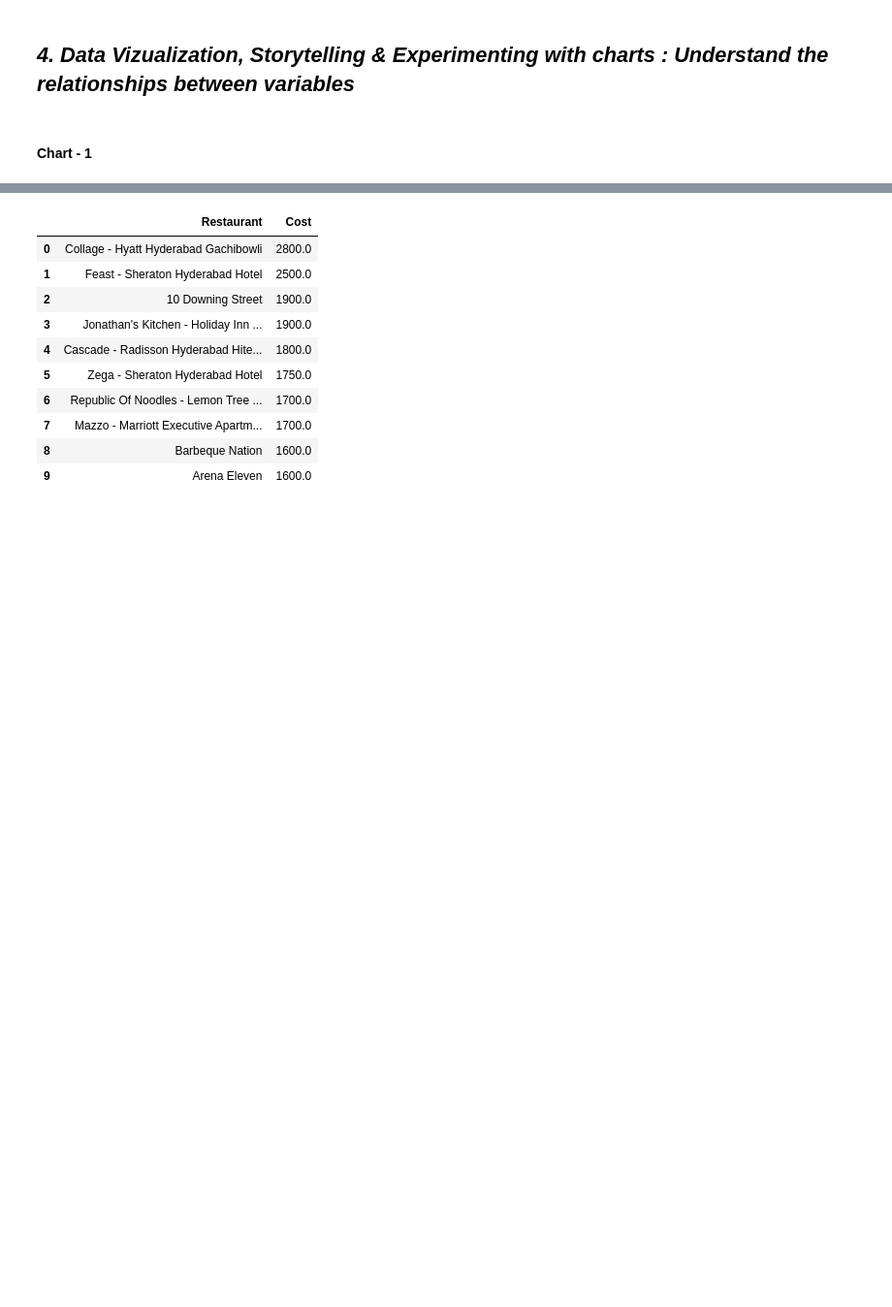
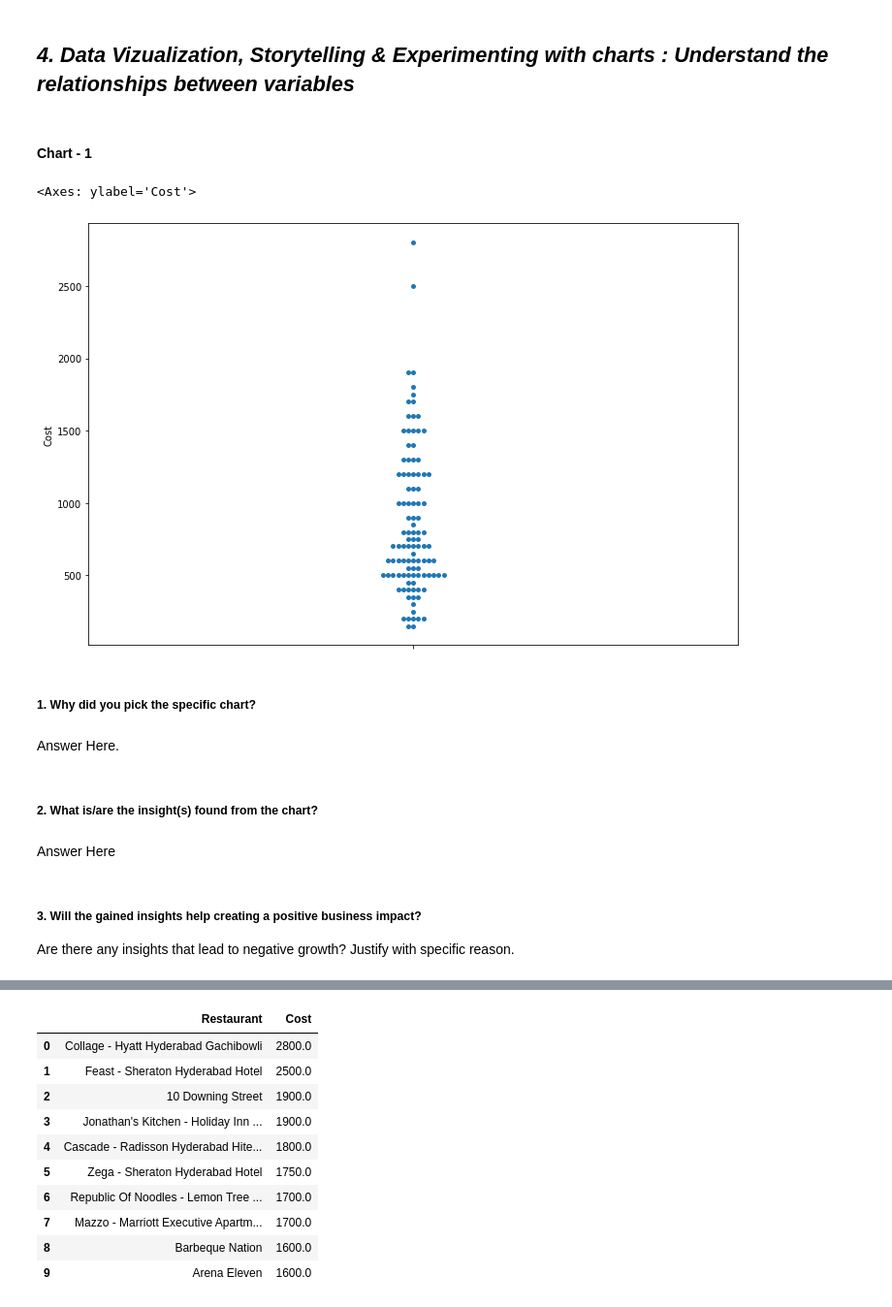
Before and after one commit to sonika-07/Zomato-Restaurant-Clustering-And-Sentiment-Analysis, a Jupyter notebook: Zomato_Restaurant_Clustering_And_Sentiment_Analysis.ipynb, the cells around one changed output, grey strips where cells are left out. Shown at 97% size. Saved outputs shown, nothing was run; the diff lists cells and outputs as text; code cells hidden in the pictures; blank space fills up the shorter version.

```diff
--- a/Zomato_Restaurant_Clustering_And_Sentiment_Analysis.ipynb
+++ b/Zomato_Restaurant_Clustering_And_Sentiment_Analysis.ipynb
@@ -503,3 +503,20 @@ For the Hotel dataset:
 ## ***4. Data Vizualization, Storytelling & Experimenting with charts : Understand the relationships between variables***
 # %% [markdown]
 #### Chart - 1
+# %%
+# Let's now plot the swarmplot to see the variation in price
+sns.swarmplot(hotel['Cost'])
+# %% [output]
+<Axes: ylabel='Cost'>
+[figure, added]
+# %% [markdown]
+##### 1. Why did you pick the specific chart?
+# %% [markdown]
+Answer Here.
+# %% [markdown]
+##### 2. What is/are the insight(s) found from the chart?
+# %% [markdown]
+Answer Here
+# %% [markdown]
+##### 3. Will the gained insights help creating a positive business impact?
+Are there any insights that lead to negative growth? Justify with specific reason.
```
Also changed, not shown: parts of 28 cells of this notebook.
